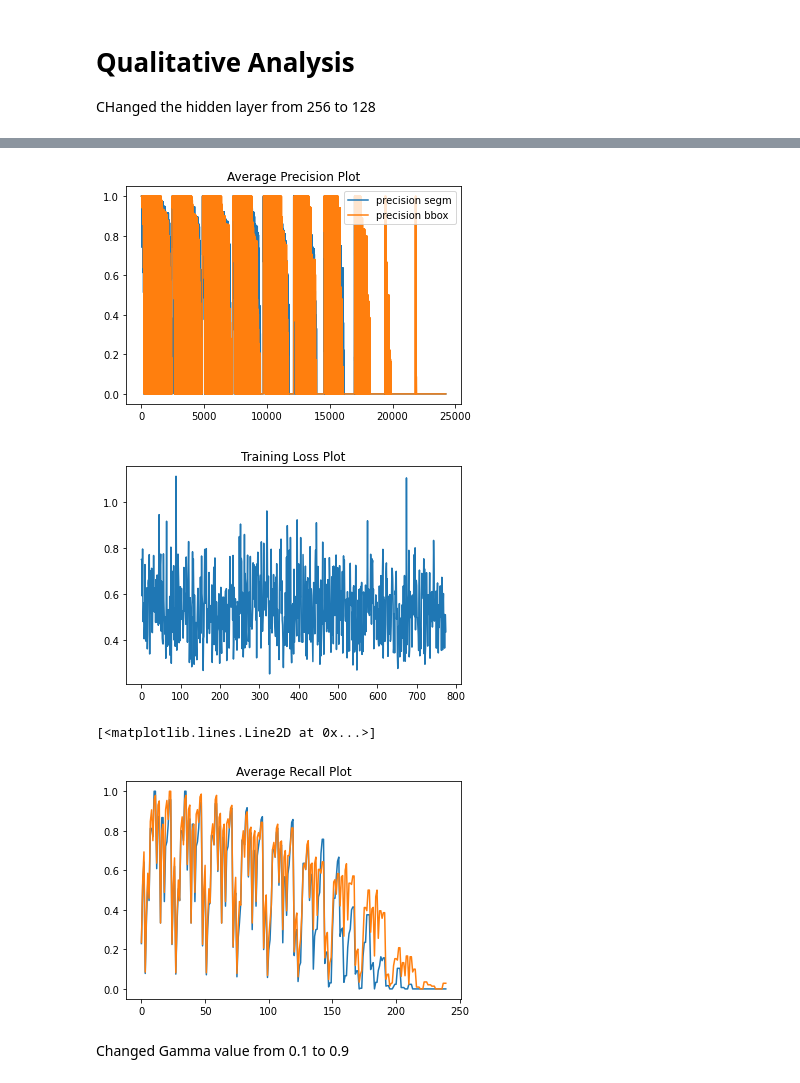
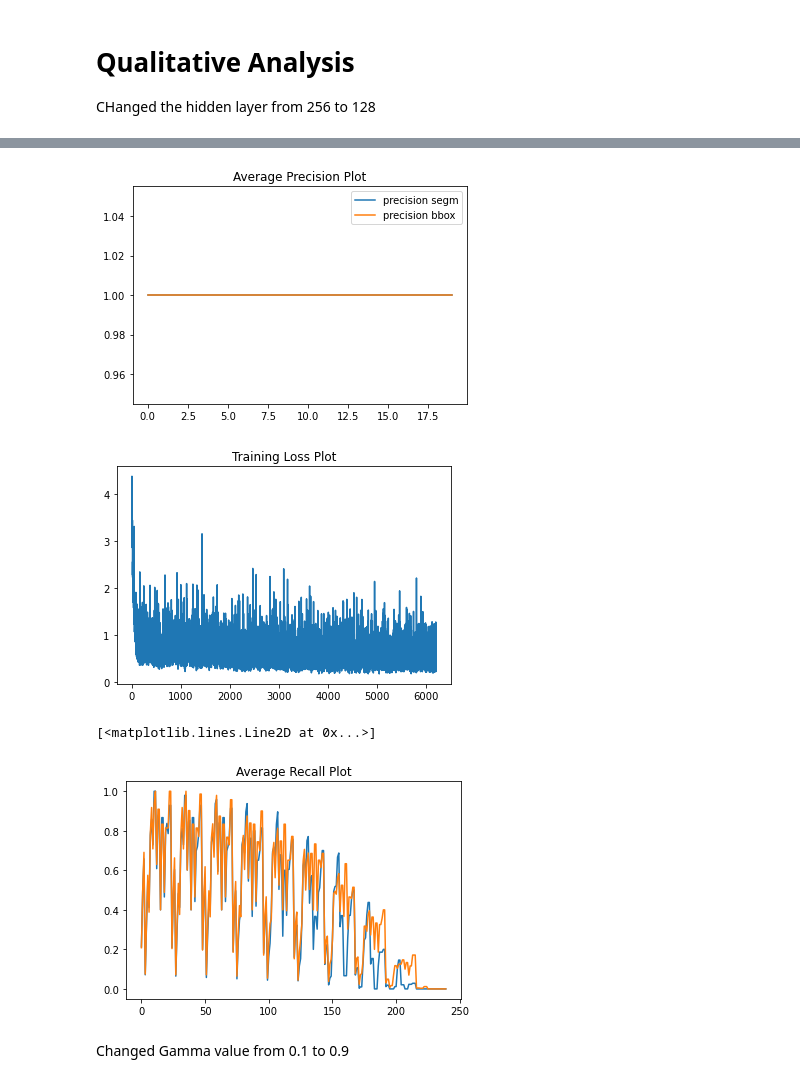
Before and after one commit to chihangs/INM705, a Jupyter notebook: COCO.ipynb, the cells around one changed output, grey strips where cells are left out. Saved outputs shown, nothing was run; the diff lists cells and outputs as text; code cells hidden in the pictures.

```diff
--- a/COCO.ipynb
+++ b/COCO.ipynb
@@ -452,11 +452,14 @@ lr_scheduler = torch.optim.lr_scheduler.StepLR(optimizer,
 # %%
 # let's train it for 2 epochs
 from torch.optim.lr_scheduler import StepLR
-num_epochs = 1
+num_epochs = 2
 y =[]
 for epoch in range(num_epochs):
     # train for one epoch, printing every 100 iterations
-    x,y = train_one_epoch(model, optimizer, data_loader, device, epoch, print_freq=100)
+    x,y1 = train_one_epoch(model, optimizer, data_loader, device, epoch, print_freq=100)
+    y = y + y1
+
+
     # update the learning rate
     lr_scheduler.step()
     # evaluate on the test dataset
@@ -525,4 +557,0 @@ plt.show()
-# %%
-for x , y in data_loader_test:
-    print(y[0]["labels"].size())
-print(y[0]["labels"].size())
@@ -639,11 +655,11 @@ torch.manual_seed(1)
 
 # define training and validation data loaders
 data_loader = torch.utils.data.DataLoader(
-    dataset, batch_size=8, shuffle=True, num_workers=4,
+    dataset, batch_size=2, shuffle=True, num_workers=4,
     collate_fn=utils.collate_fn)
 
 data_loader_test = torch.utils.data.DataLoader(
-    dataset_test, batch_size=8, shuffle=False, num_workers=4,
+    dataset_test, batch_size=1, shuffle=False, num_workers=4,
     collate_fn=utils.collate_fn)
 # %% [output]
 loading annotations into memory...
@@ -679,10 +695,12 @@ lr_scheduler = torch.optim.lr_scheduler.StepLR(optimizer,
 # let's train it for 2 epochs
 from torch.optim.lr_scheduler import StepLR
 num_epochs = 2
-y =[]
+y1 =[]
+y=[]
 for epoch in range(num_epochs):
     # train for one epoch, printing every 100 iterations
-    x,y = train_one_epoch(model, optimizer, data_loader, device, epoch, print_freq=100)
+    x,y1 = train_one_epoch(model, optimizer, data_loader, device, epoch, print_freq=100)
+    y = y + y1
     # update the learning rate
     lr_scheduler.step()
     # evaluate on the test dataset
@@ -709,39 +727,39 @@ index created!
 import matplotlib.pyplot as plt
 import numpy as np
 
 p=[]
 s=[]
 
 p = z.coco_eval["segm"].eval["precision"]
 s = z.coco_eval["bbox"].eval["precision"]
 plt.title("Average Precision Plot")
     #ps = z.coco_eval["bbox"].eval["recall"]
 p = p.reshape(-1)
 s = s.reshape(-1)
-plt.plot(p)
-plt.plot(s)
+plt.plot(p[0:20])
+plt.plot(s[0:20])
 plt.legend(['precision segm', 'precision bbox'])
 plt.show()
 
 plt.title("Training Loss Plot")
 plt.plot(y)
 plt.show()
 
 p = z.coco_eval["segm"].eval["recall"]
 s = z.coco_eval["bbox"].eval["recall"]
 
 p = p.reshape(-1)
 s = s.reshape(-1)
 
     #ps = z.coco_eval["bbox"].eval["recall"]
 plt.title("Average Recall Plot")
 plt.plot(p)
 plt.plot(s)
 # %% [output]
-[figure, old version]
+[figure, new version]
-[figure, old version]
+[figure, new version]
 [<matplotlib.lines.Line2D at 0x...>]
-[figure, old version]
+[figure, new version]
 # %% [markdown]
 Changed Gamma value from 0.1 to 0.9
 # %%
```
Also changed, not shown: parts of 24 cells of this notebook.
